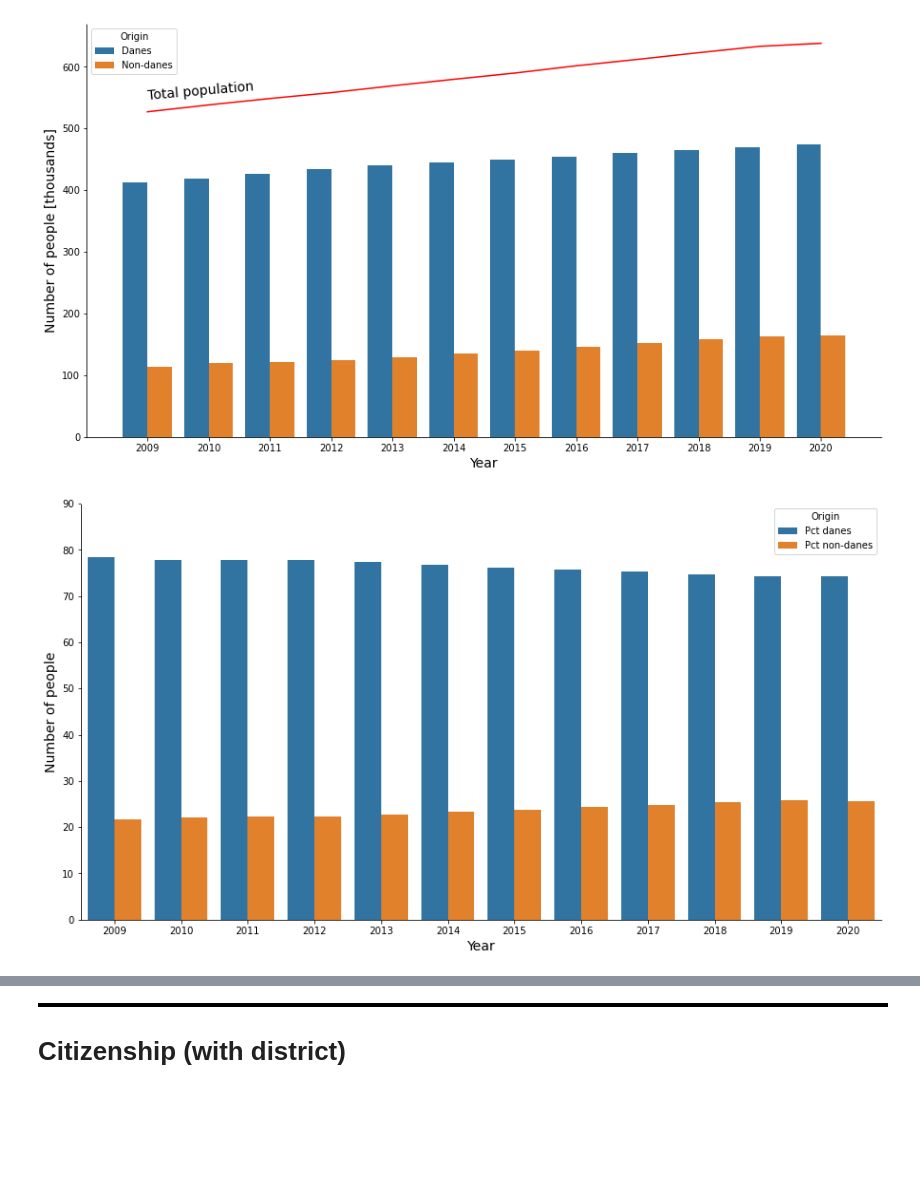
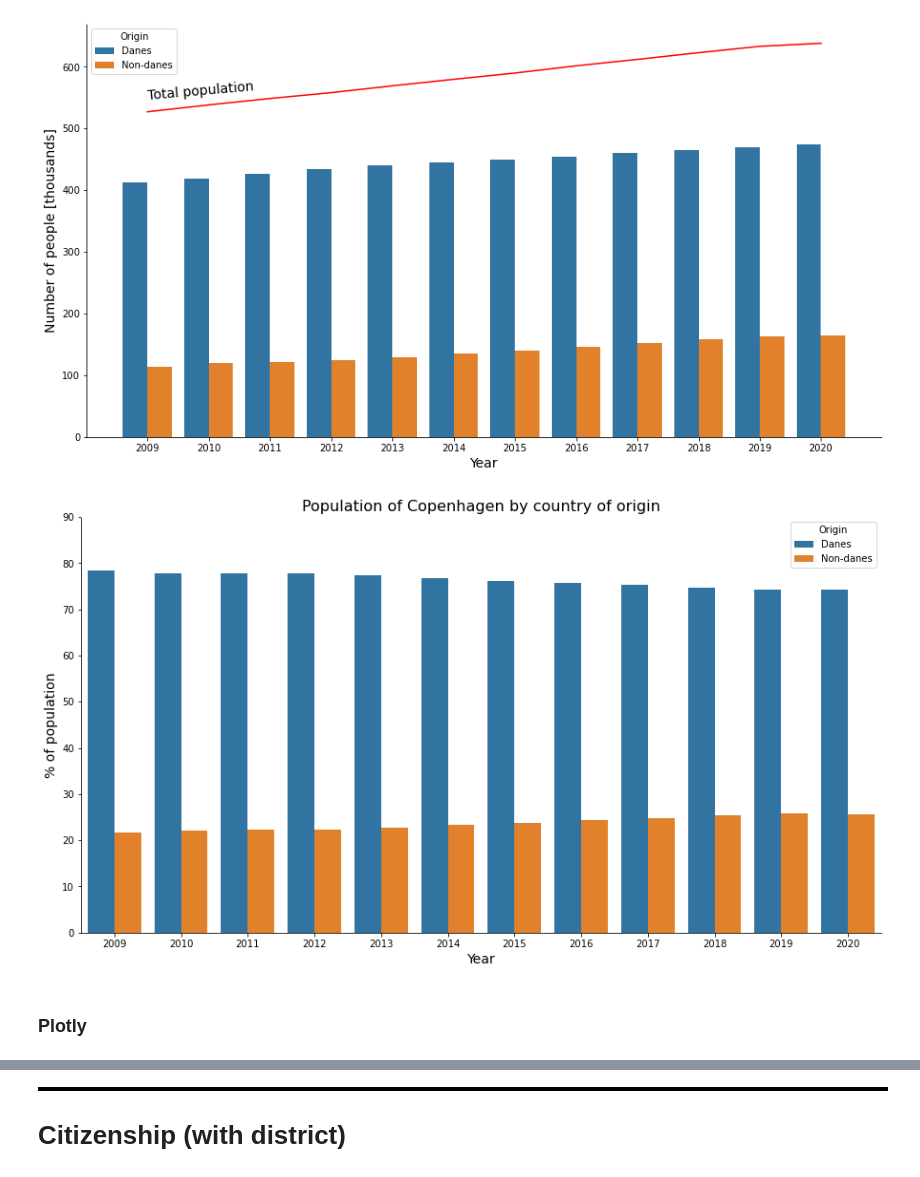
Before and after one commit to wojciechdk/social_data_analysis_and_visualization_final_project, a Jupyter notebook: data_visualization.ipynb, the cells around one changed output, grey strips where cells are left out. Drawn from its saved outputs; the diff is of its cells as text; code cells hidden in the pictures; blank space fills up the shorter version.

Commit message:
Plotly html tryout

```diff
--- a/data_visualization.ipynb
+++ b/data_visualization.ipynb
@@ -58,3 +62,5 @@ Loading BokehJS ...
+# %%
+cph_data = CphData()
 # %% [markdown]
 # Country of origin (without district information)
 
@@ -145,0 +72,7 @@ ValueError: No objects to concatenate
+# %%
+# Load the data containing information about the population
+# of Copenhagen by the country of origin.
+df_country = cph_data.country_of_origin
+
+# Show dataframe.
+display(df_country)
@@ -408,7 +355,7 @@ df_danes_vs_non_danes['Non-danes'] = (
     .to_frame('Non-danes')
 )
 
-df_danes_vs_non_danes[['Pct danes', 'Pct non-danes']] = (
+df_danes_vs_non_danes[['% Danes', '% Non-danes']] = (
     df_danes_vs_non_danes[['Danes', 'Non-danes']]
     .div(df_danes_vs_non_danes.sum(axis=1), axis=0)
     .mul(100)
@@ -469,23 +419,32 @@ figure.set_facecolor("white")
 # %%
 # Create a figure for the plots.
 figure, axes = plt.subplots(figsize=(15, 8))
 
 # Create the barplot for each year.
-sns.barplot(data=(df_danes_vs_non_danes[['Pct danes', 'Pct non-danes']]
+sns.barplot(data=(df_danes_vs_non_danes[['% Danes', '% Non-danes']]
+                  .rename(columns={'% Danes': 'Danes',
+                                   '% Non-danes': 'Non-danes'})
                   .reset_index()
                   .melt(id_vars='Year',
                         var_name='Origin',
-                        value_name='Number of people')),
+                        value_name='% of population')),
             x='Year',
-            y='Number of people',
+            y='% of population',
             hue='Origin',
             ax=axes)
 
 # Set axes limits (to make room for the legend)
 axes.set_ylim((0, 90))
+axes.set_title('Population of Copenhagen by country of origin')
 
 format_axes(axes)
 format_axes_annotation(axes)
 figure.set_facecolor("white")
+
+# Save the plot.
+figure.savefig(path_results_root /
+               'total_population_danes_vs_non_danes_pct.png')
 # %% [output]
-[figure, old version]
+[figure, new version]
+# %% [markdown]
+### Plotly
```
Also changed, not shown: parts of 36 cells of this notebook, 6 other files.
